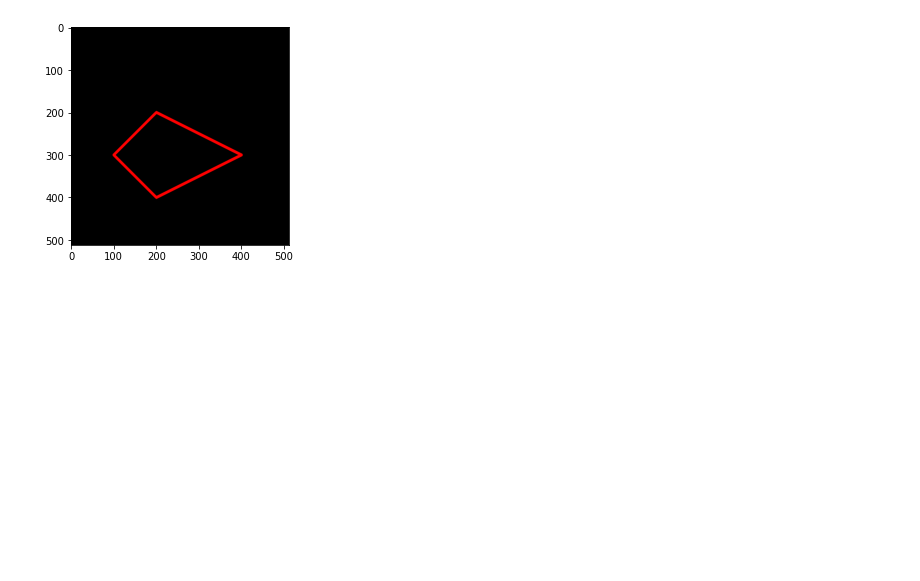
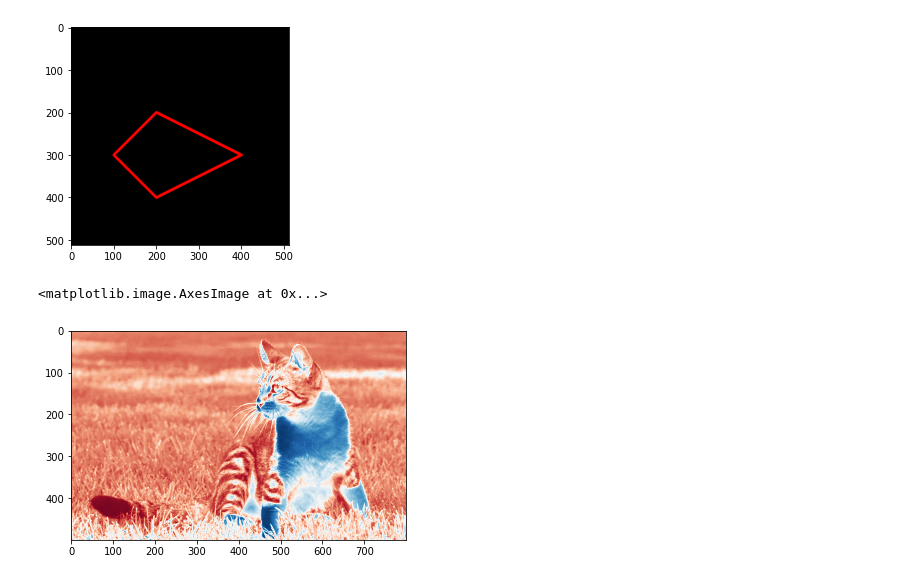
Before and after one commit to bellasoniadwi/PCVK_Genap_2023, a Jupyter notebook: Week2.ipynb, the cells around one changed output. Cells and saved outputs as stored; diff of their text form; code cells hidden in the pictures; blank space fills up the shorter version.

Commit message:
Pengerjaan tugas

```diff
--- a/Week2.ipynb
+++ b/Week2.ipynb
@@ -130,3 +130,10 @@ plt.imshow(black_img2)
 # %% [output]
 <matplotlib.image.AxesImage at 0x...>
 [figure]
+# %%
+# Tugas nomor 2
+# Red-Blue
+plt.imshow(img_gray,cmap='RdBu')
+# %% [output]
+<matplotlib.image.AxesImage at 0x...>
+[figure, added]
```
Also changed, not shown: parts of 8 cells of this notebook.
